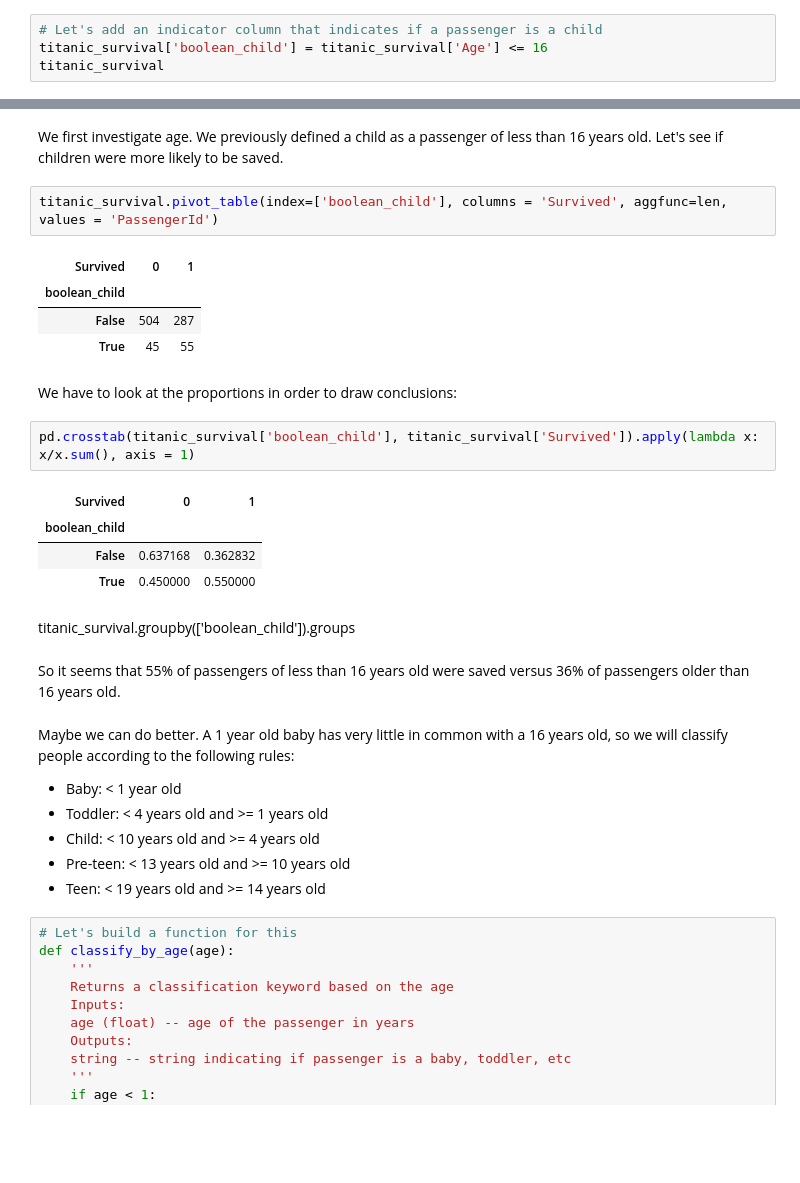
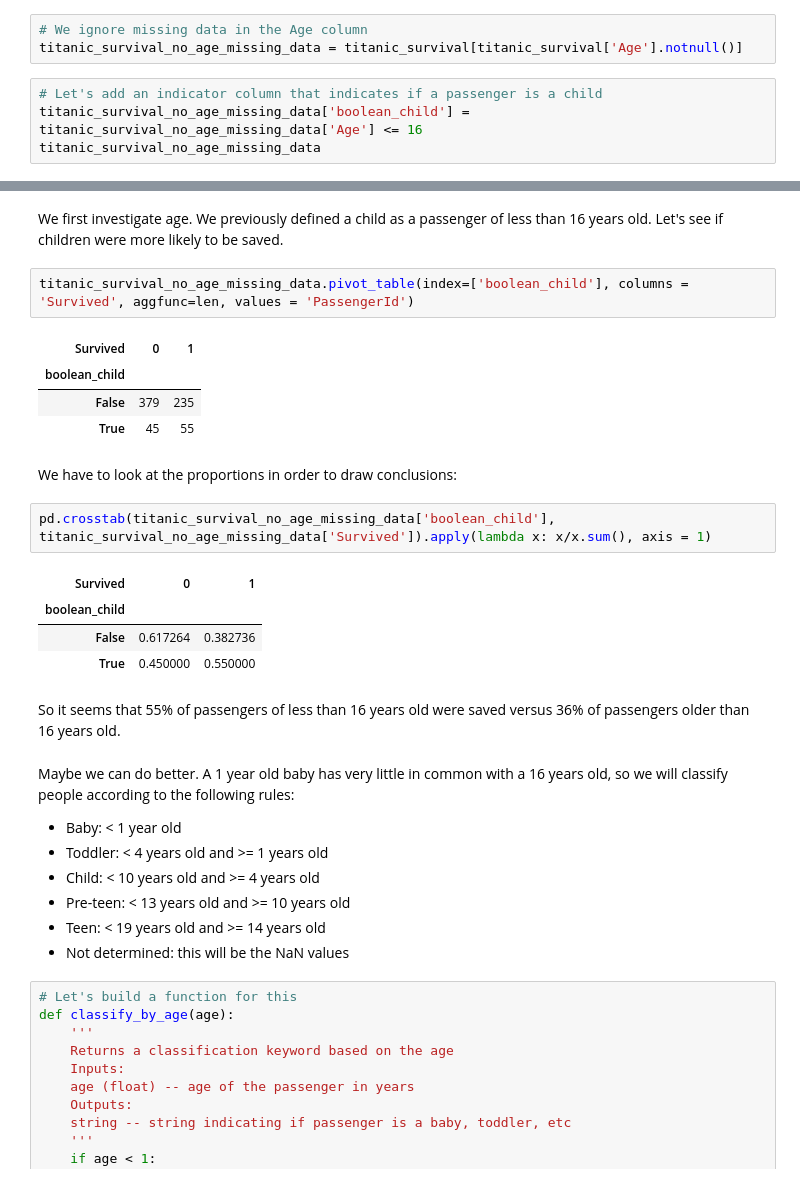
Before and after one commit to jboludae/DAND_project_2, a Jupyter notebook: titanic_survival_analysis.ipynb, the cells around one changed output, grey strips where cells are left out. Cells and saved outputs as stored; diff of their text form; blank space fills up the shorter version.

```diff
--- a/titanic_survival_analysis.ipynb
+++ b/titanic_survival_analysis.ipynb
@@ -263,8 +273,11 @@ This plots do not lead anywhere and the crosstab contradicts our intuition. So,
 # Where children and women more frequent in a certain Pclass?
 # %% [markdown]
 We first consider a very basic definition of a child: every passenger of age less than 16 years old will be considered a child.
+# %%
+# We ignore missing data in the Age column
+titanic_survival_no_age_missing_data = titanic_survival[titanic_survival['Age'].notnull()]
 # %%
 # Let's add an indicator column that indicates if a passenger is a child
-titanic_survival['boolean_child'] = titanic_survival['Age'] <= 16
-titanic_survival
+titanic_survival_no_age_missing_data['boolean_child'] = titanic_survival_no_age_missing_data['Age'] <= 16
+titanic_survival_no_age_missing_data
 # %% [output]
@@ -351,23 +369,21 @@ What factors made people more likely to survive? My assumption is that there wer
 # %% [markdown]
 We first investigate age. We previously defined a child as a passenger of less than 16 years old. Let's see if children were more likely to be saved.
 # %%
-titanic_survival.pivot_table(index=['boolean_child'], columns = 'Survived', aggfunc=len, values = 'PassengerId')
+titanic_survival_no_age_missing_data.pivot_table(index=['boolean_child'], columns = 'Survived', aggfunc=len, values = 'PassengerId')
 # %% [output]
 | Survived | 0 | 1 |
 | boolean_child |  |  |
-| False | 504 | 287 |
+| False | 379 | 235 |
 | True | 45 | 55 |
 # %% [markdown]
 We have to look at the proportions in order to draw conclusions:
 # %%
-pd.crosstab(titanic_survival['boolean_child'], titanic_survival['Survived']).apply(lambda x: x/x.sum(), axis = 1)
+pd.crosstab(titanic_survival_no_age_missing_data['boolean_child'], titanic_survival_no_age_missing_data['Survived']).apply(lambda x: x/x.sum(), axis = 1)
 # %% [output]
 | Survived | 0 | 1 |
 | boolean_child |  |  |
-| False | 0.637168 | 0.362832 |
+| False | 0.617264 | 0.382736 |
 | True | 0.450000 | 0.550000 |
-# %% [markdown]
-titanic_survival.groupby(['boolean_child']).groups
 # %% [markdown]
 So it seems that 55% of passengers of less than 16 years old were saved versus 36% of passengers older than 16 years old.
 # %% [markdown]
@@ -377,6 +393,7 @@ Maybe we can do better. A 1 year old baby has very little in common with a 16 ye
 - Child: < 10 years old and >= 4 years old
 - Pre-teen: < 13 years old and >= 10 years old
 - Teen: < 19 years old and >= 14 years old
+- Not determined: this will be the NaN values
 # %%
 # Let's build a function for this
 def classify_by_age(age):
```
Also changed, not shown: parts of 12 cells of this notebook, 1 other file.
